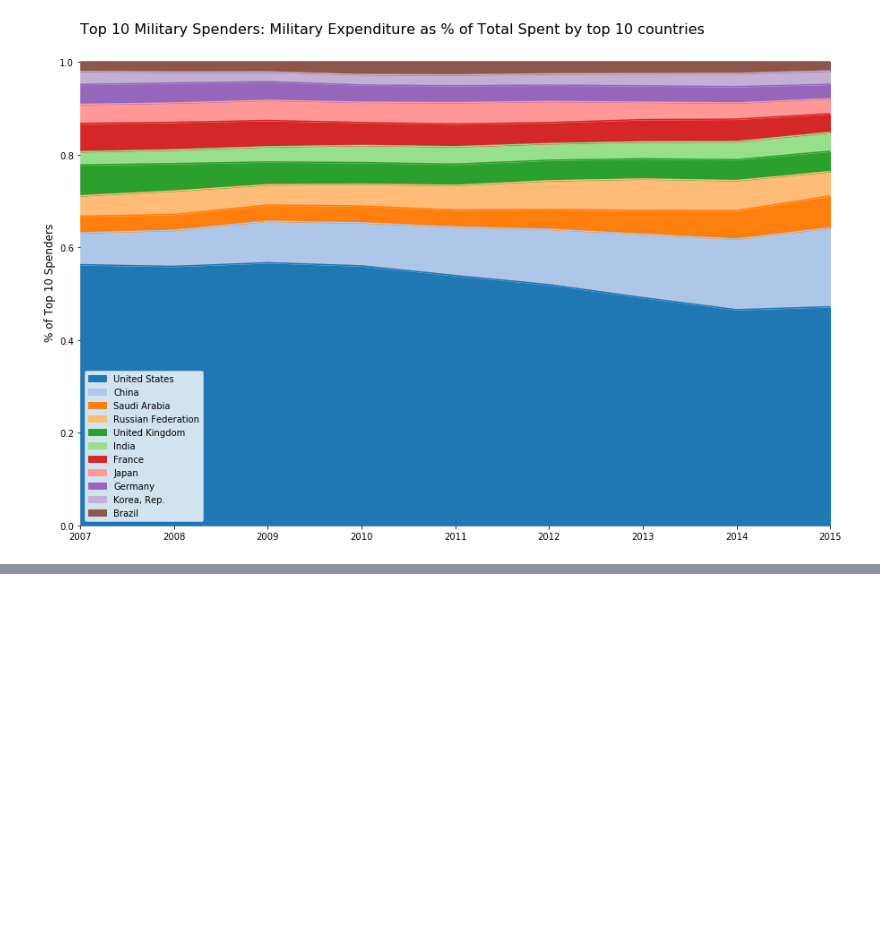
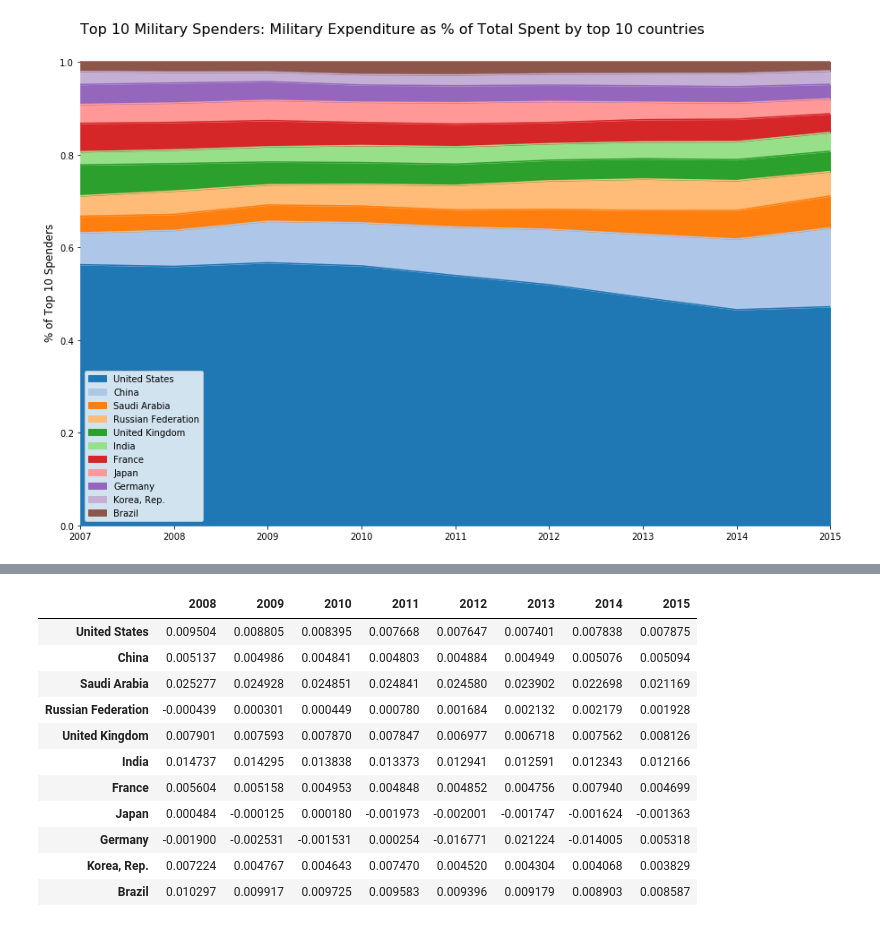
Before and after one commit to maxgrossman/minemilitaries, a Jupyter notebook: minemilitaries.ipynb, the cells around one changed output, grey strips where cells are left out. Saved outputs shown, nothing was run; the diff lists cells and outputs as text; code cells hidden in the pictures; blank space fills up the shorter version.

```diff
--- a/minemilitaries.ipynb
+++ b/minemilitaries.ipynb
@@ -206 +387,16 @@ pp.title("Top 10 Military Spenders: Military Expenditure as % of Total Spent by
+# %%
+perMiliGrowth
+# %% [output]
+|  | 2008 | 2009 | 2010 | 2011 | 2012 | 2013 | 2014 | 2015 |
+| United States | 0.009504 | 0.008805 | 0.008395 | 0.007668 | 0.007647 | 0.007401 | 0.007838 | 0.007875 |
+| China | 0.005137 | 0.004986 | 0.004841 | 0.004803 | 0.004884 | 0.004949 | 0.005076 | 0.005094 |
+| Saudi Arabia | 0.025277 | 0.024928 | 0.024851 | 0.024841 | 0.024580 | 0.023902 | 0.022698 | 0.021169 |
+| Russian Federation | -0.000439 | 0.000301 | 0.000449 | 0.000780 | 0.001684 | 0.002132 | 0.002179 | 0.001928 |
+| United Kingdom | 0.007901 | 0.007593 | 0.007870 | 0.007847 | 0.006977 | 0.006718 | 0.007562 | 0.008126 |
+| India | 0.014737 | 0.014295 | 0.013838 | 0.013373 | 0.012941 | 0.012591 | 0.012343 | 0.012166 |
+| France | 0.005604 | 0.005158 | 0.004953 | 0.004848 | 0.004852 | 0.004756 | 0.007940 | 0.004699 |
+| Japan | 0.000484 | -0.000125 | 0.000180 | -0.001973 | -0.002001 | -0.001747 | -0.001624 | -0.001363 |
+| Germany | -0.001900 | -0.002531 | -0.001531 | 0.000254 | -0.016771 | 0.021224 | -0.014005 | 0.005318 |
+| Korea, Rep. | 0.007224 | 0.004767 | 0.004643 | 0.007470 | 0.004520 | 0.004304 | 0.004068 | 0.003829 |
+| Brazil | 0.010297 | 0.009917 | 0.009725 | 0.009583 | 0.009396 | 0.009179 | 0.008903 | 0.008587 |
 # %%
```
Also changed, not shown: parts of 11 cells of this notebook.
